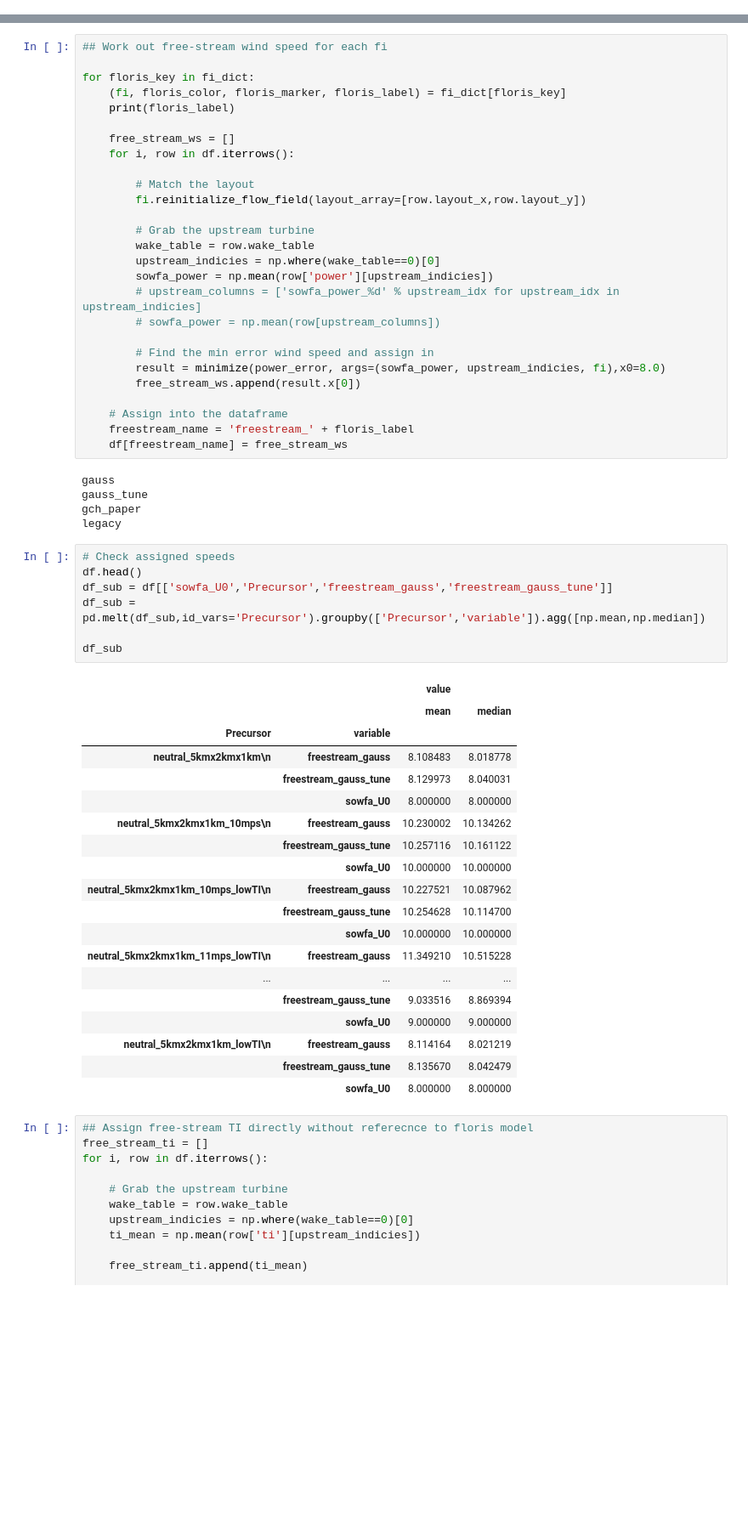
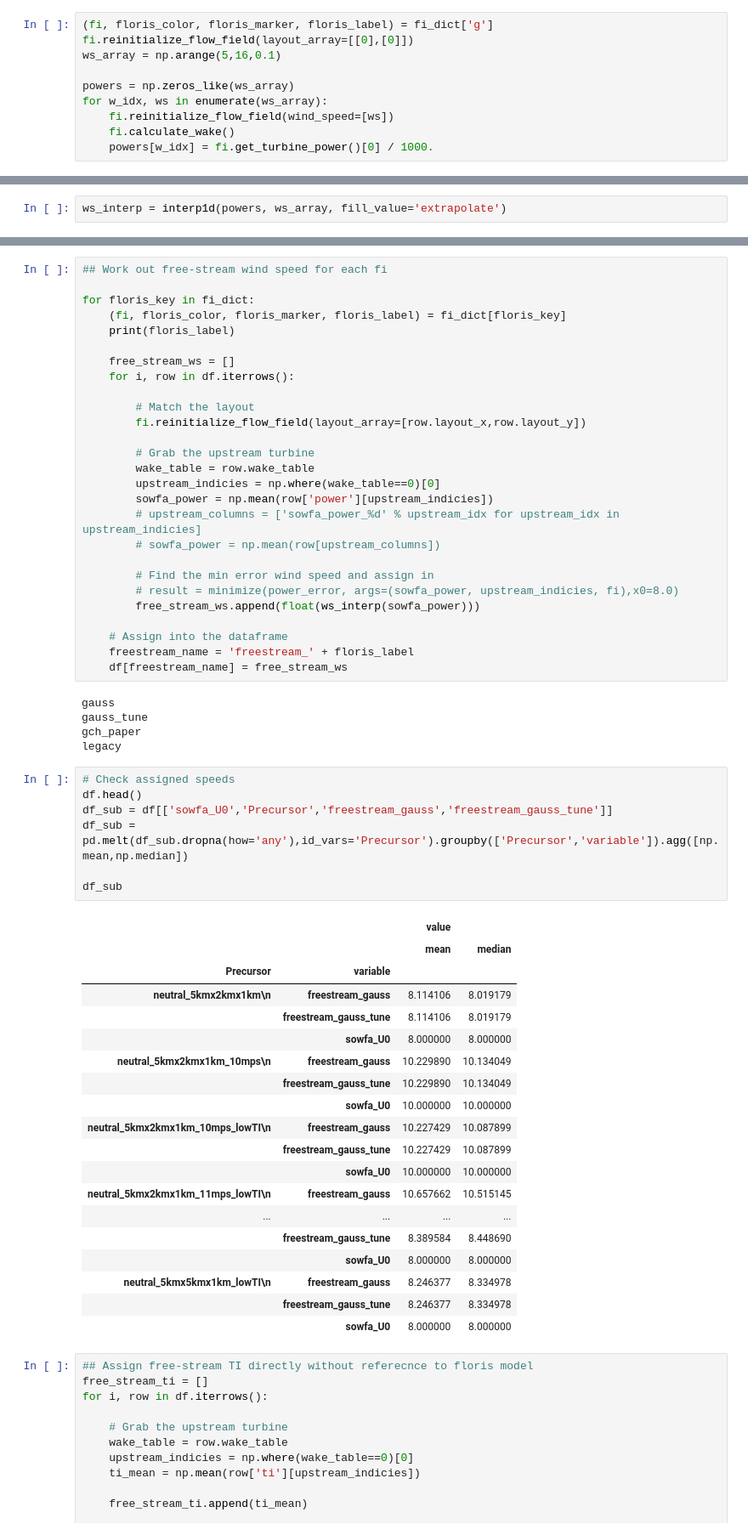
Before and after one commit to NREL/floris, a Jupyter notebook: examples_new/sowfa_tune/a_04_assign_free_stream_ws_and_ti.ipynb, the cells around one changed output, grey strips where cells are left out. Shown at 85% size. Cells and saved outputs as stored; diff of their text form; blank space fills up the shorter version.

```diff
--- a/examples_new/sowfa_tune/a_04_assign_free_stream_ws_and_ti.ipynb
+++ b/examples_new/sowfa_tune/a_04_assign_free_stream_ws_and_ti.ipynb
@@ -30,0 +29,10 @@ def power_error(ws,sowfa_power, upstream_indicies, fi):
+# %%
+(fi, floris_color, floris_marker, floris_label) = fi_dict['g']
+fi.reinitialize_flow_field(layout_array=[[0],[0]])
+ws_array = np.arange(5,16,0.1)
+
+powers = np.zeros_like(ws_array)
+for w_idx, ws in enumerate(ws_array):
+    fi.reinitialize_flow_field(wind_speed=[ws])
+    fi.calculate_wake()
+    powers[w_idx] = fi.get_turbine_power()[0] / 1000.
@@ -30,0 +43,2 @@ def power_error(ws,sowfa_power, upstream_indicies, fi):
+# %%
+ws_interp = interp1d(powers, ws_array, fill_value='extrapolate')
@@ -49,8 +69,8 @@ for floris_key in fi_dict:
         # sowfa_power = np.mean(row[upstream_columns])
 
         # Find the min error wind speed and assign in
-        result = minimize(power_error, args=(sowfa_power, upstream_indicies, fi),x0=8.0)
-        free_stream_ws.append(result.x[0])
+        # result = minimize(power_error, args=(sowfa_power, upstream_indicies, fi),x0=8.0)
+        free_stream_ws.append(float(ws_interp(sowfa_power)))
 
     # Assign into the dataframe
     freestream_name = 'freestream_' + floris_label
@@ -63,30 +83,30 @@ legacy
 # %%
 # Check assigned speeds
 df.head()
 df_sub = df[['sowfa_U0','Precursor','freestream_gauss','freestream_gauss_tune']]
-df_sub = pd.melt(df_sub,id_vars='Precursor').groupby(['Precursor','variable']).agg([np.mean,np.median])
+df_sub = pd.melt(df_sub.dropna(how='any'),id_vars='Precursor').groupby(['Precursor','variable']).agg([np.mean,np.median])
 
 df_sub
 # %% [output]
 |  |  | value |  |
 |  |  | mean | median |
 | Precursor | variable |  |  |
-| neutral_5kmx2kmx1km\n | freestream_gauss | 8.108483 | 8.018778 |
-|  | freestream_gauss_tune | 8.129973 | 8.040031 |
+| neutral_5kmx2kmx1km\n | freestream_gauss | 8.114106 | 8.019179 |
+|  | freestream_gauss_tune | 8.114106 | 8.019179 |
 |  | sowfa_U0 | 8.000000 | 8.000000 |
-| neutral_5kmx2kmx1km_10mps\n | freestream_gauss | 10.230002 | 10.134262 |
-|  | freestream_gauss_tune | 10.257116 | 10.161122 |
+| neutral_5kmx2kmx1km_10mps\n | freestream_gauss | 10.229890 | 10.134049 |
+|  | freestream_gauss_tune | 10.229890 | 10.134049 |
 |  | sowfa_U0 | 10.000000 | 10.000000 |
-| neutral_5kmx2kmx1km_10mps_lowTI\n | freestream_gauss | 10.227521 | 10.087962 |
-|  | freestream_gauss_tune | 10.254628 | 10.114700 |
+| neutral_5kmx2kmx1km_10mps_lowTI\n | freestream_gauss | 10.227429 | 10.087899 |
+|  | freestream_gauss_tune | 10.227429 | 10.087899 |
 |  | sowfa_U0 | 10.000000 | 10.000000 |
-| neutral_5kmx2kmx1km_11mps_lowTI\n | freestream_gauss | 11.349210 | 10.515228 |
+| neutral_5kmx2kmx1km_11mps_lowTI\n | freestream_gauss | 10.657662 | 10.515145 |
 | ... | ... | ... | ... |
-|  | freestream_gauss_tune | 9.033516 | 8.869394 |
-|  | sowfa_U0 | 9.000000 | 9.000000 |
-| neutral_5kmx2kmx1km_lowTI\n | freestream_gauss | 8.114164 | 8.021219 |
-|  | freestream_gauss_tune | 8.135670 | 8.042479 |
+|  | freestream_gauss_tune | 8.389584 | 8.448690 |
 |  | sowfa_U0 | 8.000000 | 8.000000 |
+| neutral_5kmx5kmx1km_lowTI\n | freestream_gauss | 8.246377 | 8.334978 |
+|  | freestream_gauss_tune | 8.246377 | 8.334978 |
+|  | sowfa_U0 | 8.000000 | 8.000000 |
 # %%
 ## Assign free-stream TI directly without referecnce to floris model
 free_stream_ti = []
```
Also changed, not shown: parts of 8 cells of this notebook, 5 other files.
